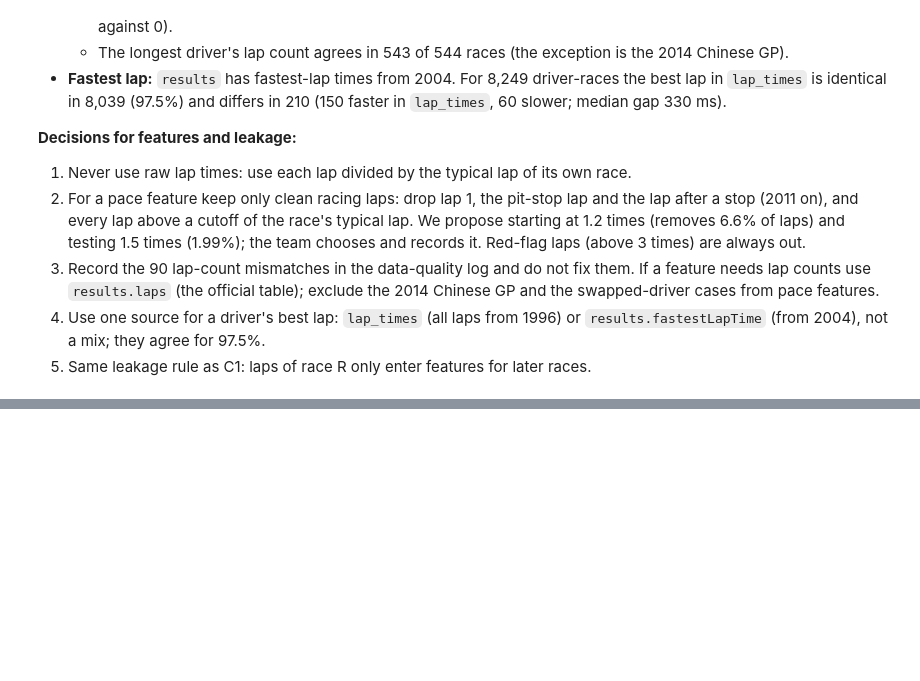
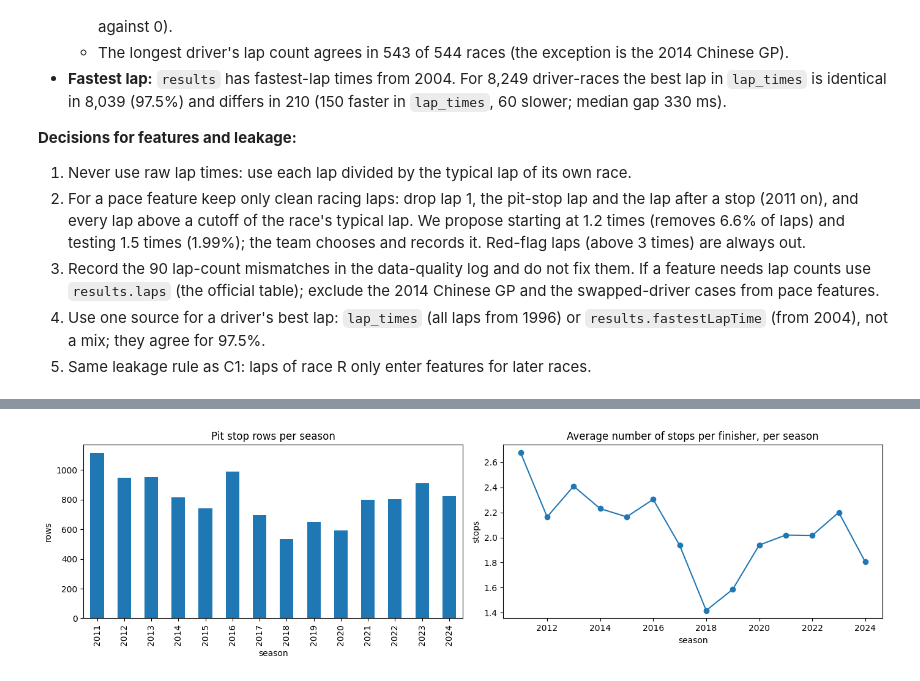
Before and after one commit to sal-tarek/ACL_F1_Predictions, a Jupyter notebook: sasa-dany-ms1-pre-cleaning.ipynb, the cells around one changed output, grey strips where cells are left out. Drawn from its saved outputs; the diff is of its cells as text; code cells hidden in the pictures; blank space fills up the shorter version.

Commit message:
C3: pit_stops - data only from 2011 (285 races, 2021 Belgian GP missing), complete for finishers, 517 durations written with minutes, time is local clock time

```diff
--- a/sasa-dany-ms1-pre-cleaning.ipynb
+++ b/sasa-dany-ms1-pre-cleaning.ipynb
@@ -2628,0 +2634,84 @@ Driver-races with a fastest lap in results: 8249 (seasons 2004 to 2024 ) | the s
+# %%
+# ==========================================================================================
+# C3 · pit_stops: profile, keys, coverage, what one row means, and the time formats
+# ==========================================================================================
+
+# Why: pit_stops tells us how many times each driver stopped and how long each stop took. Before looking for odd stops (C4) we check
+# what a row means, which races have the data, whether finishers are all there, and how the two time columns are written.
+ps = as_num(raw["pit_stops"])      # exploring copy of pit_stops (raw stays untouched)
+ps["year"] = year_of(ps)           # the season of each stop
+
+# ---------- 1. Profile card, keys and links ----------
+display(profile("pit_stops"))
+print(pk_check("pit_stops", ["raceId", "driverId", "stop"]))               # one row per driver per stop? (the grain we expect)
+race_entries = results[["raceId", "driverId"]].astype(int)                  # who really started each race
+driver_races = ps[["raceId", "driverId"]].drop_duplicates().merge(race_entries.assign(started=1), on=["raceId", "driverId"], how="left")
+print("driverId values that are not in drivers:", len(set(ps.driverId) - set(raw["drivers"].driverId.astype(int))),
+      "| raceId values that are not in races:", len(set(ps.raceId) - set(races.raceId)),
+      "| driver-races with stops but no row in results:", int(driver_races.started.isna().sum()), "of", len(driver_races))
+
+# ---------- 2. Coverage: which races have pit stop data? ----------
+print("Rows:", len(ps), "| races:", ps.raceId.nunique(), "| drivers:", ps.driverId.nunique(), "| seasons:", ps.year.min(), "to", ps.year.max())
+coverage = pd.DataFrame({"races": races[races.year >= 2011].groupby("year").size(), "races with pit data": ps.groupby("year").raceId.nunique()})
+display(coverage.T)
+no_data = races[(races.year >= 2011) & ~races.raceId.isin(ps.raceId)]
+print("Races from 2011 on without pit data:", no_data[["year", "name"]].values.tolist(), "| races before 2011 with pit data:", int((ps.year < 2011).sum()))
+
+# ---------- 3. Is the data complete? (who has a stop row) ----------
+status_name = as_num(raw["status"]).set_index("statusId").status
+starts = as_num(raw["results"])[["raceId", "driverId", "statusId"]].astype({"raceId": int, "driverId": int})
+starts = starts[starts.raceId.isin(ps.raceId)].copy()                                     # race starts in races that have pit data
+starts["status"] = starts.statusId.map(status_name)
+stop_counts = ps.groupby(["raceId", "driverId"]).size().rename("stops").reset_index()      # number of stop rows per driver-race
+starts = starts.merge(stop_counts, on=["raceId", "driverId"], how="left")
+starts["stops"] = starts.stops.fillna(0).astype(int)                                       # no stop row = 0 stops
+starts["year"] = starts.raceId.map(YEAR)
+finished = starts[starts.status.eq("Finished") | starts.status.str.match(r"^\+\d+ Laps?$")]  # classified finishers, also those laps down
+print("Race starts in races with pit data:", len(starts), "| with at least one stop:", int((starts.stops > 0).sum()),
+      "(", round((starts.stops > 0).mean() * 100, 1), "% )")
+print("Finishers:", len(finished), "| finishers with NO stop recorded:", int((finished.stops == 0).sum()),
+      "| non-finishers with a stop:", int((starts[~starts.index.isin(finished.index)].stops > 0).sum()), "of", len(starts) - len(finished))
+stops_per_race = ps.groupby(["raceId", "driverId"]).size()
+print("Stops per driver-race:", stops_per_race.value_counts().sort_index().to_dict())
+print("Average stops per finisher, by season:", finished.groupby("year").stops.mean().round(2).to_dict())
+
+# ---------- 4. The numbers: ranges ----------
+print("duration range (ms):", ps.milliseconds.min(), "to", ps.milliseconds.max(), "| lap:", ps.lap.min(), "to", ps.lap.max(), "| stop number:", ps.stop.min(), "to", ps.stop.max())
+numbering = ps.groupby(["raceId", "driverId"]).stop.agg(["min", "max", "nunique", "size"])
+print("Driver-races whose stops are numbered exactly 1..n:", int(((numbering["min"] == 1) & (numbering["max"] == numbering["size"]) & (numbering["nunique"] == numbering["size"])).sum()),
+      "of", len(numbering))
+
+# ---------- 5. The two time columns ----------
+d = raw["pit_stops"].duration                                                  # the original text
+seconds = d.str.match(r"^\d{1,3}\.\d{3}$")                                     # ss.mmm, e.g. 26.898
+with_minutes = d.str.match(r"^\d+:\d{2}\.\d{3}$")                              # m:ss.mmm, e.g. 16:44.718
+print("duration looks like ss.mmm:", int(seconds.sum()), "| m:ss.mmm:", int(with_minutes.sum()), "| any other format:", int((~seconds & ~with_minutes).sum()))
+def duration_to_ms(s):
+    parts = s.split(":")
+    if len(parts) == 2:
+        return round((float(parts[0]) * 60 + float(parts[1])) * 1000)           # minutes and seconds
+    return round(float(parts[0]) * 1000)                                        # seconds only
+print("duration text agrees with the milliseconds column:", int((d.map(duration_to_ms) == ps.milliseconds).sum()), "of", len(ps))
+clock = raw["pit_stops"].time
+print("time looks like hh:mm:ss:", int(clock.str.match(r"^\d{2}:\d{2}:\d{2}$").sum()), "of", len(clock))
+first_race = ps.raceId.iloc[0]                                                  # an example: the first race in the table
+print("Example", races[races.raceId == first_race].name.iloc[0], races[races.raceId == first_race].year.iloc[0], "| start time in races:",
+      races[races.raceId == first_race].time.iloc[0], "| clock time of the first stop:", ps[ps.raceId == first_race].time.min())
+start = ps.raceId.map(races.set_index("raceId").time)                           # race start time from races, for every stop
+gap_minutes = (pd.to_timedelta(ps.time) - pd.to_timedelta(start)).dt.total_seconds() / 60
+print("Clock time minus the start time in races (minutes): from", int(gap_minutes.min()), "to", int(gap_minutes.max()),
+      "| stops that look earlier than the race start:", int((gap_minutes < 0).sum()), "of", len(ps))
+
+# ---------- 6. Plots (saved for the report) ----------
+os.makedirs("figures", exist_ok=True)
+fig, ax = plt.subplots(1, 2, figsize=(14, 4))
+ps.groupby("year").size().plot.bar(ax=ax[0], title="Pit stop rows per season")
+ax[0].set_xlabel("season")
+ax[0].set_ylabel("rows")
+finished.groupby("year").stops.mean().plot(ax=ax[1], marker="o", title="Average number of stops per finisher, per season")
+ax[1].set_xlabel("season")
+ax[1].set_ylabel("stops")
+plt.tight_layout()
+plt.savefig("figures/C3_pit_stops.png", dpi=120, bbox_inches="tight")
+plt.show()
+# %% [output]
@@ -2628,0 +2744 @@ Driver-races with a fastest lap in results: 8249 (seasons 2004 to 2024 ) | the s
+[figure, added]
```
Also changed, not shown: parts of 3 cells of this notebook.
